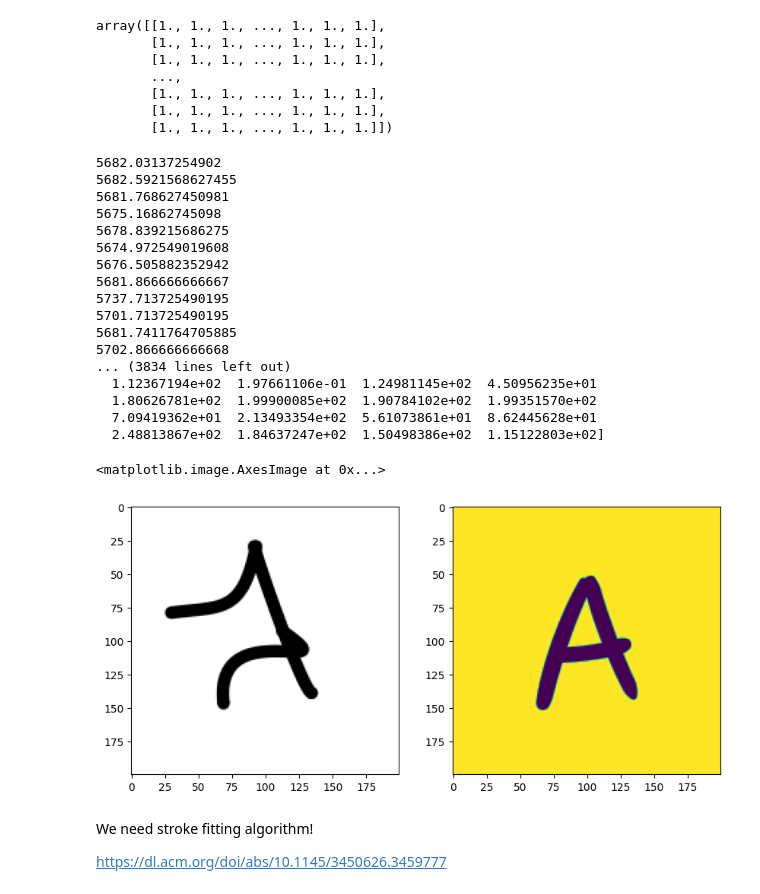
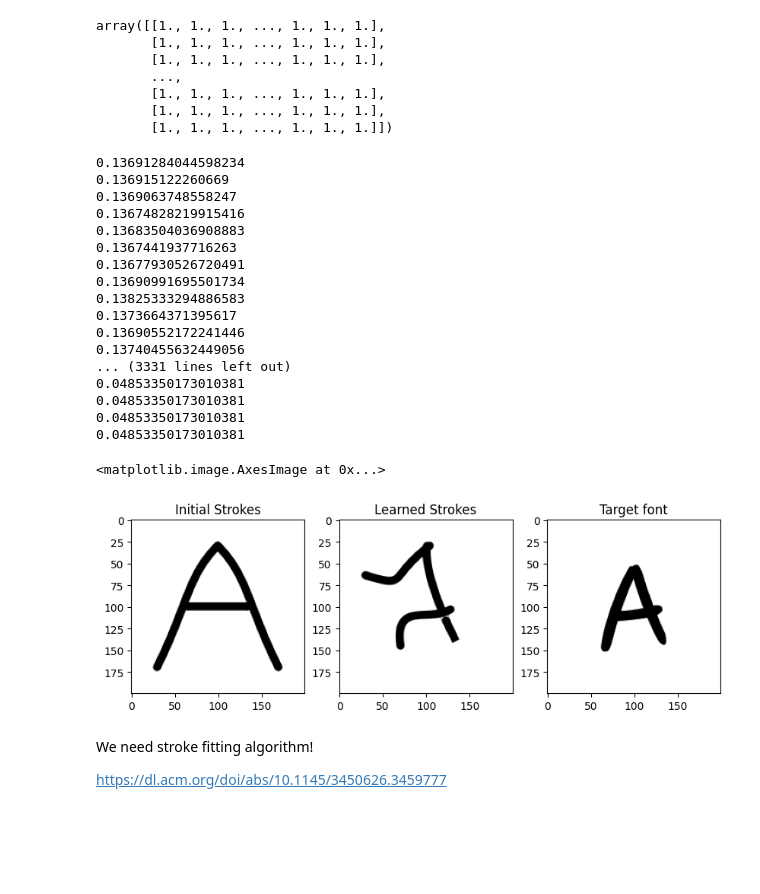
Before and after one commit to hunkim98/curves, a Jupyter notebook: python_curves.ipynb, the cells around one changed output. Drawn from its saved outputs; the diff is of its cells as text; code cells hidden in the pictures; blank space fills up the shorter version.

```diff
--- a/python_curves.ipynb
+++ b/python_curves.ipynb
@@ -270,7 +270,7 @@ A = alphabets["A"]
 
 
 
-myFont = ImageFont.truetype('./src/NanumPenScript-Regular.ttf', font_size)
+myFont = ImageFont.truetype('./fonts/NanumPenScript-Regular.ttf', font_size)
 myMessage = 'A'
 
 reference_A = myImage = create_image((image_size, image_size), 'white', myMessage, myFont, 'black')
@@ -279,62 +279,70 @@ reference_A = reference_A / 255
 
 def objective(params):
     generated_A = draw_extended(params)
-    difference = np.sum(np.abs(generated_A - reference_A))
+    difference = np.sum(np.abs(generated_A - reference_A) ** 2) / generated_A.size
     print(difference)
     return difference
 
 initial_params = extended_A
 
 initial_img = draw_extended(initial_params)
 
 constraint_matrix = np.ones((1, 24))  # Sum of all elements
 upper_bound = np.array([1.0])  # Sum constraint
 lower_bound = np.array([0])  # Sum constraint
 
 bounds = Bounds(lower_bound, upper_bound)
 
 # Create a LinearConstraint object
 linear_constraint = LinearConstraint(constraint_matrix, lb=upper_bound, ub=upper_bound)
 
 # Perform optimization to adjust the Bézier curve parameters
-optimized_params = minimize(objective, initial_params, method='nelder-mead').x
+optimized_params = minimize(objective, initial_params, method='Nelder-Mead', tol=1e-10).x
 
 final_A = draw_extended(optimized_params) * 255
 
 
 # real_diff = np.sum(np.abs(final_A - initial_img))
 # print(real_diff)
 
 image = Image.fromarray(final_A)
+reference_image = Image.fromarray(reference_A * 255)
 
 # show two images side by side
 fig = plt.figure(figsize=(10, 10))
-fig.add_subplot(1, 2, 1)
+fig.add_subplot(1, 3, 1)
+# label undder the image
+original_image = Image.fromarray(initial_img * 255)
+plt.imshow(original_image)
+plt.title("Initial Strokes")
+fig.add_subplot(1, 3, 2)
 plt.imshow(image)
-fig.add_subplot(1, 2, 2)
-plt.imshow(reference_A)
+plt.title("Learned Strokes")
+fig.add_subplot(1, 3, 3)
+plt.title("Target font")
+plt.imshow(reference_image)
 # plt.imshow(image)
 # plt.imshow(reference_A * 255)
 # %% [output]
-5682.03137254902
-5682.5921568627455
-5681.768627450981
-5675.16862745098
-5678.839215686275
-5674.972549019608
-5676.505882352942
-5681.866666666667
-5737.713725490195
-5701.713725490195
-5681.7411764705885
-5702.866666666668
-... (3834 lines left out)
-  1.12367194e+02  1.97661106e-01  1.24981145e+02  4.50956235e+01
-  1.80626781e+02  1.99900085e+02  1.90784102e+02  1.99351570e+02
-  7.09419362e+01  2.13493354e+02  5.61073861e+01  8.62445628e+01
-  2.48813867e+02  1.84637247e+02  1.50498386e+02  1.15122803e+02]
+0.13691284044598234
+0.136915122260669
+0.1369063748558247
+0.13674828219915416
+0.13683504036908883
+0.1367441937716263
+0.13677930526720491
+0.13690991695501734
+0.13825333294886583
+0.1373664371395617
+0.13690552172241446
+0.13740455632449056
+... (3331 lines left out)
+0.04853350173010381
+0.04853350173010381
+0.04853350173010381
+0.04853350173010381
 <matplotlib.image.AxesImage at 0x...>
-[figure, old version]
+[figure, new version]
 # %% [markdown]
 We need stroke fitting algorithm!
 
```
Also changed, not shown: 11 other files.
